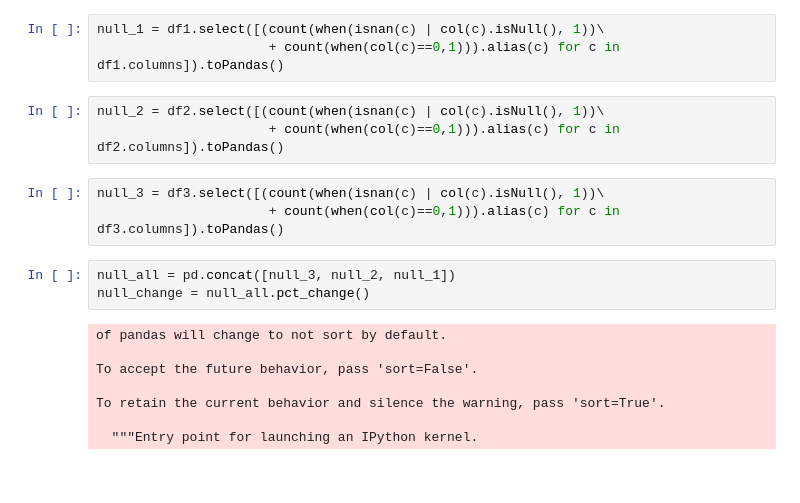
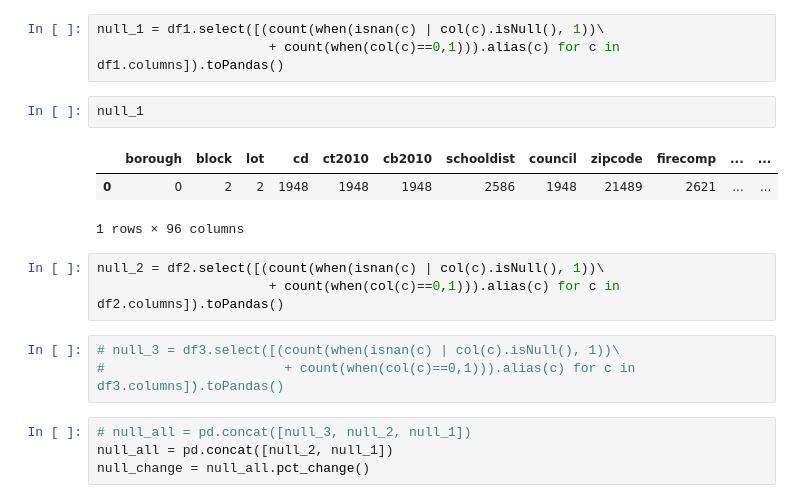
Before and after one commit to NYCPlanning/db-pluto-qaqc, a Jupyter notebook: 19v1/pluto_19v1_18v2_null_comparison.ipynb, the cells around one changed output. Saved outputs shown, nothing was run; the diff lists cells and outputs as text; blank space fills up the shorter version.

```diff
--- a/19v1/pluto_19v1_18v2_null_comparison.ipynb
+++ b/19v1/pluto_19v1_18v2_null_comparison.ipynb
@@ -65,23 +65,22 @@ for A in double_columns:
 # %%
 null_1 = df1.select([(count(when(isnan(c) | col(c).isNull(), 1))\
                       + count(when(col(c)==0,1))).alias(c) for c in df1.columns]).toPandas()
+# %%
+null_1
+# %% [output]
+|  | borough | block | lot | cd | ct2010 | cb2010 | schooldist | council | zipcode | firecomp | ... | ... |
+| 0 | 0 | 2 | 2 | 1948 | 1948 | 1948 | 2586 | 1948 | 21489 | 2621 | ... | ... |
+1 rows × 96 columns
 # %%
 null_2 = df2.select([(count(when(isnan(c) | col(c).isNull(), 1))\
                       + count(when(col(c)==0,1))).alias(c) for c in df2.columns]).toPandas()
 # %%
-null_3 = df3.select([(count(when(isnan(c) | col(c).isNull(), 1))\
-                      + count(when(col(c)==0,1))).alias(c) for c in df3.columns]).toPandas()
+# null_3 = df3.select([(count(when(isnan(c) | col(c).isNull(), 1))\
+#                       + count(when(col(c)==0,1))).alias(c) for c in df3.columns]).toPandas()
 # %%
-null_all = pd.concat([null_3, null_2, null_1])
+# null_all = pd.concat([null_3, null_2, null_1])
+null_all = pd.concat([null_2, null_1])
 null_change = null_all.pct_change()
-# %% [output]
-of pandas will change to not sort by default.
-
-To accept the future behavior, pass 'sort=False'.
-
-To retain the current behavior and silence the warning, pass 'sort=True'.
-
-  """Entry point for launching an IPython kernel.
 # %%
 null_change.iloc[1,:].sort_values(ascending=False)[0:10]
 # %% [output]
```
Also changed, not shown: parts of 11 cells of this notebook, 6 other files.
